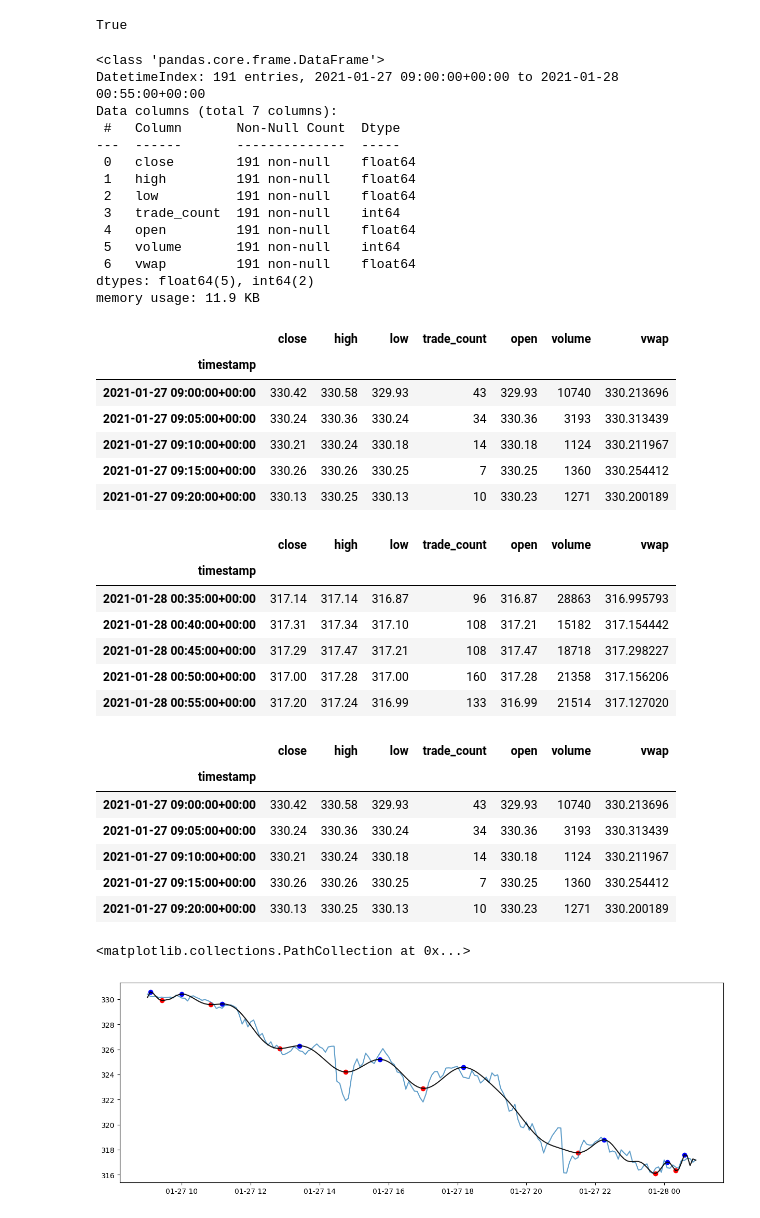
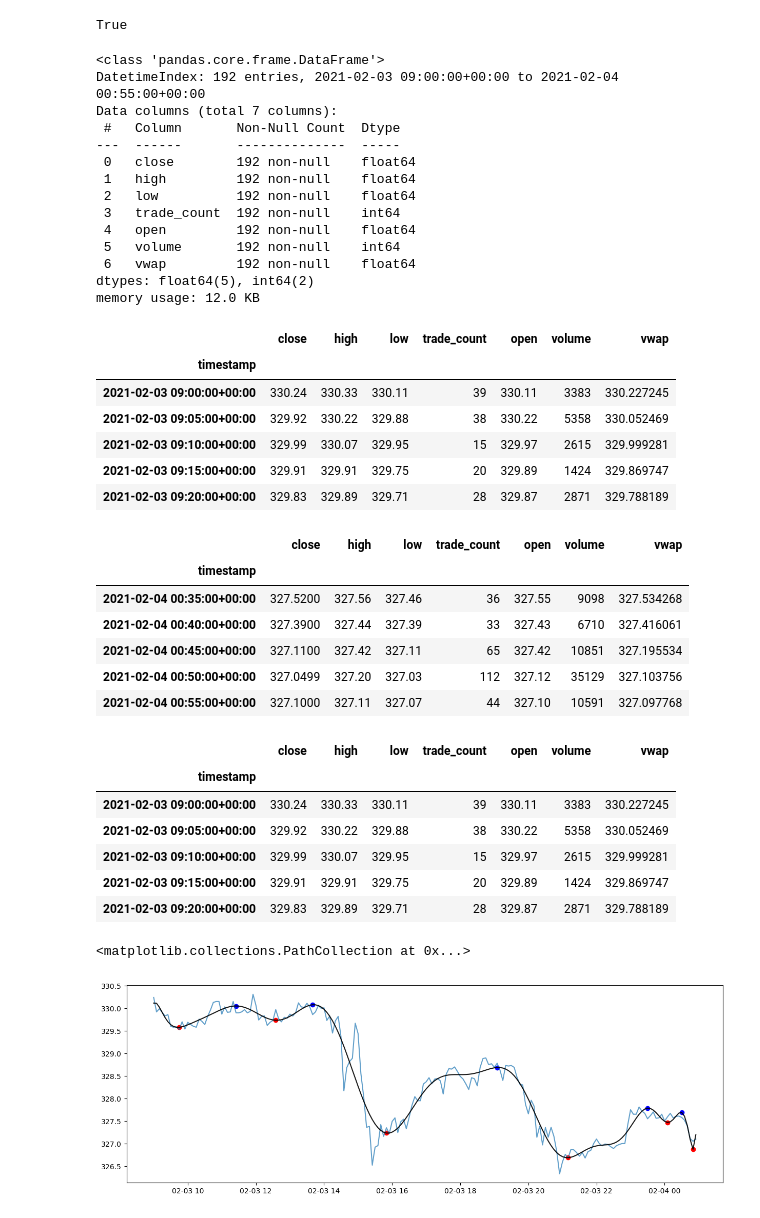
Before and after one commit to dahmadi/TheTrendIsYourFriend, a Jupyter notebook: TrendIsYourFriend_1.0.ipynb, the cells around one changed output. Cells and saved outputs as stored; diff of their text form; code cells hidden in the pictures.

```diff
--- a/TrendIsYourFriend_1.0.ipynb
+++ b/TrendIsYourFriend_1.0.ipynb
@@ -44,11 +44,11 @@ stock_symbol = "QQQ"
 # Identify what start date to begin data analysis
 # JAN 27 27 2021 GameStop event (GME) are we still doing this?
 
-start_date = pd.Timestamp("2021-01-27", tz="America/New_York").isoformat()
+start_date = pd.Timestamp("2021-02-03", tz="America/New_York").isoformat()
 
 # Identify what end date to finalize data analysis
 
-end_date = pd.Timestamp("2021-1-28", tz="America/New_York").isoformat()
+end_date = pd.Timestamp("2021-02-04", tz="America/New_York").isoformat()
 # %%
 # Call stock data from identified period of time
 
@@ -66,33 +66,33 @@ display(stock_data.head())
 display(stock_data.tail())
 # %% [output]
 <class 'pandas.core.frame.DataFrame'>
-DatetimeIndex: 191 entries, 2021-01-27 09:00:00+00:00 to 2021-01-28 00:55:00+00:00
+DatetimeIndex: 192 entries, 2021-02-03 09:00:00+00:00 to 2021-02-04 00:55:00+00:00
 Data columns (total 7 columns):
  #   Column       Non-Null Count  Dtype
 ---  ------       --------------  -----
- 0   close        191 non-null    float64
- 1   high         191 non-null    float64
- 2   low          191 non-null    float64
- 3   trade_count  191 non-null    int64
- 4   open         191 non-null    float64
- 5   volume       191 non-null    int64
- 6   vwap         191 non-null    float64
+ 0   close        192 non-null    float64
+ 1   high         192 non-null    float64
+ 2   low          192 non-null    float64
+ 3   trade_count  192 non-null    int64
+ 4   open         192 non-null    float64
+ 5   volume       192 non-null    int64
+ 6   vwap         192 non-null    float64
 dtypes: float64(5), int64(2)
-memory usage: 11.9 KB
+memory usage: 12.0 KB
 |  | close | high | low | trade_count | open | volume | vwap |
 | timestamp |  |  |  |  |  |  |  |
-| 2021-01-27 09:00:00+00:00 | 330.42 | 330.58 | 329.93 | 43 | 329.93 | 10740 | 330.213696 |
-| 2021-01-27 09:05:00+00:00 | 330.24 | 330.36 | 330.24 | 34 | 330.36 | 3193 | 330.313439 |
-| 2021-01-27 09:10:00+00:00 | 330.21 | 330.24 | 330.18 | 14 | 330.18 | 1124 | 330.211967 |
-| 2021-01-27 09:15:00+00:00 | 330.26 | 330.26 | 330.25 | 7 | 330.25 | 1360 | 330.254412 |
-| 2021-01-27 09:20:00+00:00 | 330.13 | 330.25 | 330.13 | 10 | 330.23 | 1271 | 330.200189 |
+| 2021-02-03 09:00:00+00:00 | 330.24 | 330.33 | 330.11 | 39 | 330.11 | 3383 | 330.227245 |
+| 2021-02-03 09:05:00+00:00 | 329.92 | 330.22 | 329.88 | 38 | 330.22 | 5358 | 330.052469 |
+| 2021-02-03 09:10:00+00:00 | 329.99 | 330.07 | 329.95 | 15 | 329.97 | 2615 | 329.999281 |
+| 2021-02-03 09:15:00+00:00 | 329.91 | 329.91 | 329.75 | 20 | 329.89 | 1424 | 329.869747 |
+| 2021-02-03 09:20:00+00:00 | 329.83 | 329.89 | 329.71 | 28 | 329.87 | 2871 | 329.788189 |
 |  | close | high | low | trade_count | open | volume | vwap |
 | timestamp |  |  |  |  |  |  |  |
-| 2021-01-28 00:35:00+00:00 | 317.14 | 317.14 | 316.87 | 96 | 316.87 | 28863 | 316.995793 |
-| 2021-01-28 00:40:00+00:00 | 317.31 | 317.34 | 317.10 | 108 | 317.21 | 15182 | 317.154442 |
-| 2021-01-28 00:45:00+00:00 | 317.29 | 317.47 | 317.21 | 108 | 317.47 | 18718 | 317.298227 |
-| 2021-01-28 00:50:00+00:00 | 317.00 | 317.28 | 317.00 | 160 | 317.28 | 21358 | 317.156206 |
-| 2021-01-28 00:55:00+00:00 | 317.20 | 317.24 | 316.99 | 133 | 316.99 | 21514 | 317.127020 |
+| 2021-02-04 00:35:00+00:00 | 327.5200 | 327.56 | 327.46 | 36 | 327.55 | 9098 | 327.534268 |
+| 2021-02-04 00:40:00+00:00 | 327.3900 | 327.44 | 327.39 | 33 | 327.43 | 6710 | 327.416061 |
+| 2021-02-04 00:45:00+00:00 | 327.1100 | 327.42 | 327.11 | 65 | 327.42 | 10851 | 327.195534 |
+| 2021-02-04 00:50:00+00:00 | 327.0499 | 327.20 | 327.03 | 112 | 327.12 | 35129 | 327.103756 |
+| 2021-02-04 00:55:00+00:00 | 327.1000 | 327.11 | 327.07 | 44 | 327.10 | 10591 | 327.097768 |
 # %%
 # # Clean up DF keep Open, High, Low, Close, Volume (OHLCV)
 
@@ -104,11 +104,11 @@ stock_data.head()
 # %% [output]
 |  | close | high | low | trade_count | open | volume | vwap |
 | timestamp |  |  |  |  |  |  |  |
-| 2021-01-27 09:00:00+00:00 | 330.42 | 330.58 | 329.93 | 43 | 329.93 | 10740 | 330.213696 |
-| 2021-01-27 09:05:00+00:00 | 330.24 | 330.36 | 330.24 | 34 | 330.36 | 3193 | 330.313439 |
-| 2021-01-27 09:10:00+00:00 | 330.21 | 330.24 | 330.18 | 14 | 330.18 | 1124 | 330.211967 |
-| 2021-01-27 09:15:00+00:00 | 330.26 | 330.26 | 330.25 | 7 | 330.25 | 1360 | 330.254412 |
-| 2021-01-27 09:20:00+00:00 | 330.13 | 330.25 | 330.13 | 10 | 330.23 | 1271 | 330.200189 |
+| 2021-02-03 09:00:00+00:00 | 330.24 | 330.33 | 330.11 | 39 | 330.11 | 3383 | 330.227245 |
+| 2021-02-03 09:05:00+00:00 | 329.92 | 330.22 | 329.88 | 38 | 330.22 | 5358 | 330.052469 |
+| 2021-02-03 09:10:00+00:00 | 329.99 | 330.07 | 329.95 | 15 | 329.97 | 2615 | 329.999281 |
+| 2021-02-03 09:15:00+00:00 | 329.91 | 329.91 | 329.75 | 20 | 329.89 | 1424 | 329.869747 |
+| 2021-02-03 09:20:00+00:00 | 329.83 | 329.89 | 329.71 | 28 | 329.87 | 2871 | 329.788189 |
 # %%
 # Isolate closing prices to use for plotting stock data
 #close = stock_data['close']
@@ -131,7 +131,7 @@ x_data = np.arange(min_length)
 
 # Identify degree of polynomial, this can be adjuster at a later date if needed
 
-polynomial_degree = 75
+polynomial_degree = 25
 
 # Calculate the polynomial coefficients to fit the stock data (OHLC)
 
@@ -164,34 +164,34 @@ plt.plot(stock_data.index[:min_length], y_polynomial_close, '-', markersize=1.0,
 
 # Plot red dots at local minima and blue dots at local maxima
 
 plt.scatter(stock_data.index[local_poly_minima], y_polynomial_close[local_poly_minima], color='red', label='Local Minima')
 plt.scatter(stock_data.index[local_poly_maxima],y_polynomial_close[local_poly_maxima], color="blue", label = "Local Maxima")
 
 # # # Define parameters for double-bottom pattern detection
 # y_delta = 0.03  # Adjust as needed
 # threshold = lows.min() * 1.15
 
 # # Identify potential double-bottom patterns
 # # suspected_bottoms = []
 # # suspected_tops = []
 # # for index in local_poly_minima_df:
 # #    avg_price = lows.iloc[max(0, index - 5): min(len(lows), index + 5)].mean()
 # #    if lows.iloc[index] < threshold:
 # #        suspected_bottoms.append(index)
 
 # # # Plot the identified double-bottom patterns
 # # plt.figure(figsize=(15, 5))
 # # plt.plot(stock_data.index, lows, label='Low Prices', alpha=0.7)
 # # plt.scatter(stock_data.index[suspected_bottoms], lows.iloc[suspected_bottoms], color='green', label='Double Bottoms')
 # # plt.axhline(threshold, linestyle='--', color='blue', label='Threshold')
 # # plt.title('Identified Double-Bottom Patterns')
 # # plt.xlabel('Date')
 # # plt.ylabel('Low Prices')
 # # plt.legend()
 # # plt.show()
 # %% [output]
 <matplotlib.collections.PathCollection at 0x...>
-[figure, old version]
+[figure, new version]
 # %%
 # Convert the close price polynomial fit data into a dataframe
 # This is done for OHLC poly fit data
```
Also changed, not shown: parts of 7 cells of this notebook.
